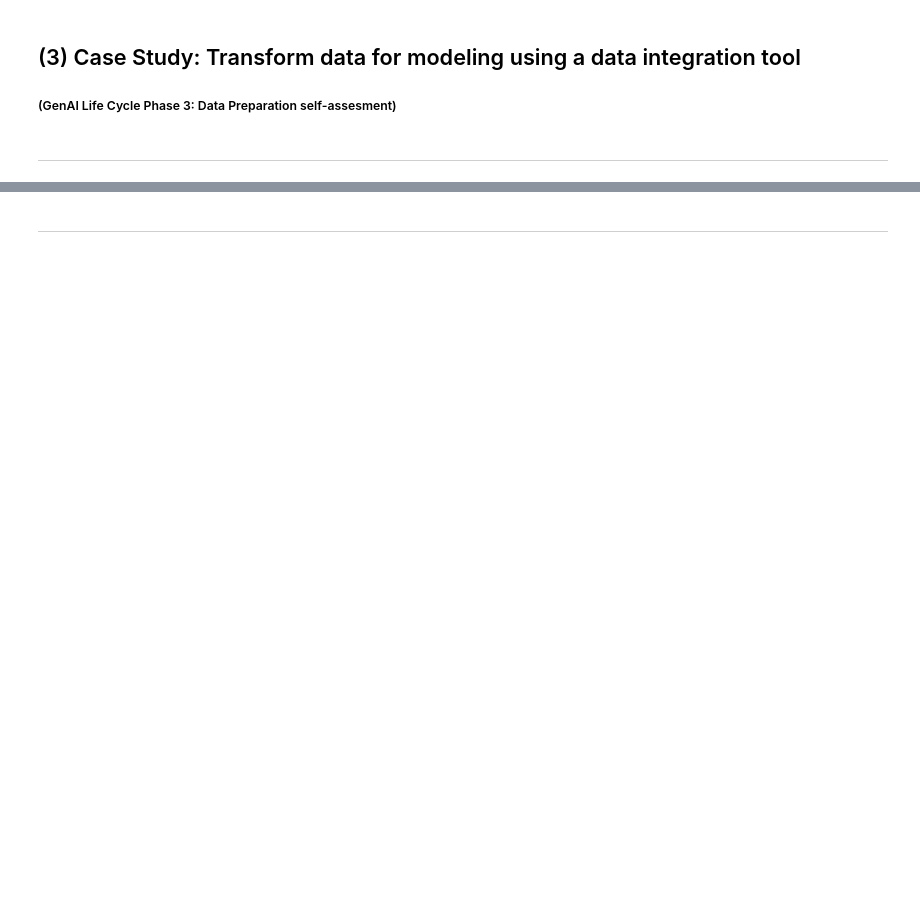
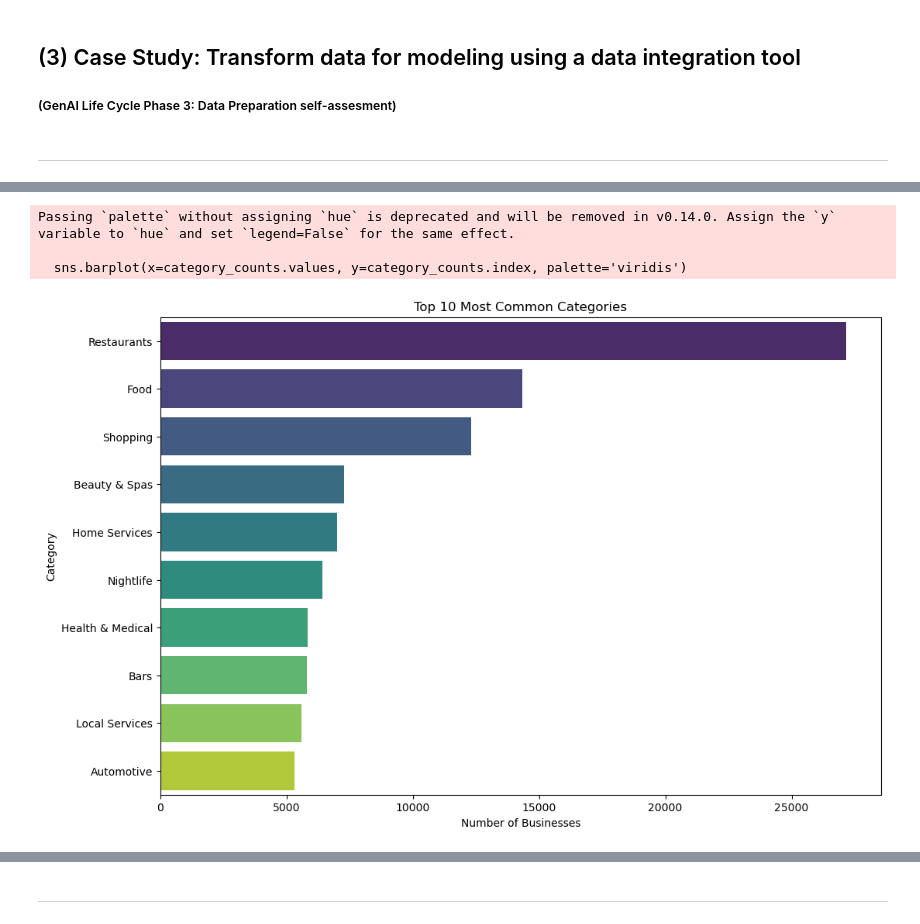
Before and after one commit to diego-manzano/capstone-ailtk, a Jupyter notebook: ailtk_case-navigation-module/case-study-3.ipynb, the cells around one changed output, grey strips where cells are left out. Saved outputs shown, nothing was run; the diff lists cells and outputs as text; code cells hidden in the pictures; blank space fills up the shorter version.

```diff
--- a/ailtk_case-navigation-module/case-study-3.ipynb
+++ b/ailtk_case-navigation-module/case-study-3.ipynb
@@ -7,0 +87,20 @@ Pre-reading
+# %%
+# Extract top categories from the categories column
+df_business['categories'] = df_business['categories'].fillna('')
+categories = df_business['categories'].str.split(',').explode().str.strip()
+
+# Count the occurrences of each category
+category_counts = categories.value_counts().head(10)
+
+# Plot the top 10 categories
+plt.figure(figsize=(12, 8))
+sns.barplot(x=category_counts.values, y=category_counts.index, palette='viridis')
+plt.title('Top 10 Most Common Categories')
+plt.xlabel('Number of Businesses')
+plt.ylabel('Category')
+plt.show()
+# %% [output]
+Passing `palette` without assigning `hue` is deprecated and will be removed in v0.14.0. Assign the `y` variable to `hue` and set `legend=False` for the same effect.
+
+  sns.barplot(x=category_counts.values, y=category_counts.index, palette='viridis')
+[figure, added]
```
Also changed, not shown: parts of 16 cells of this notebook, 4 other files.
